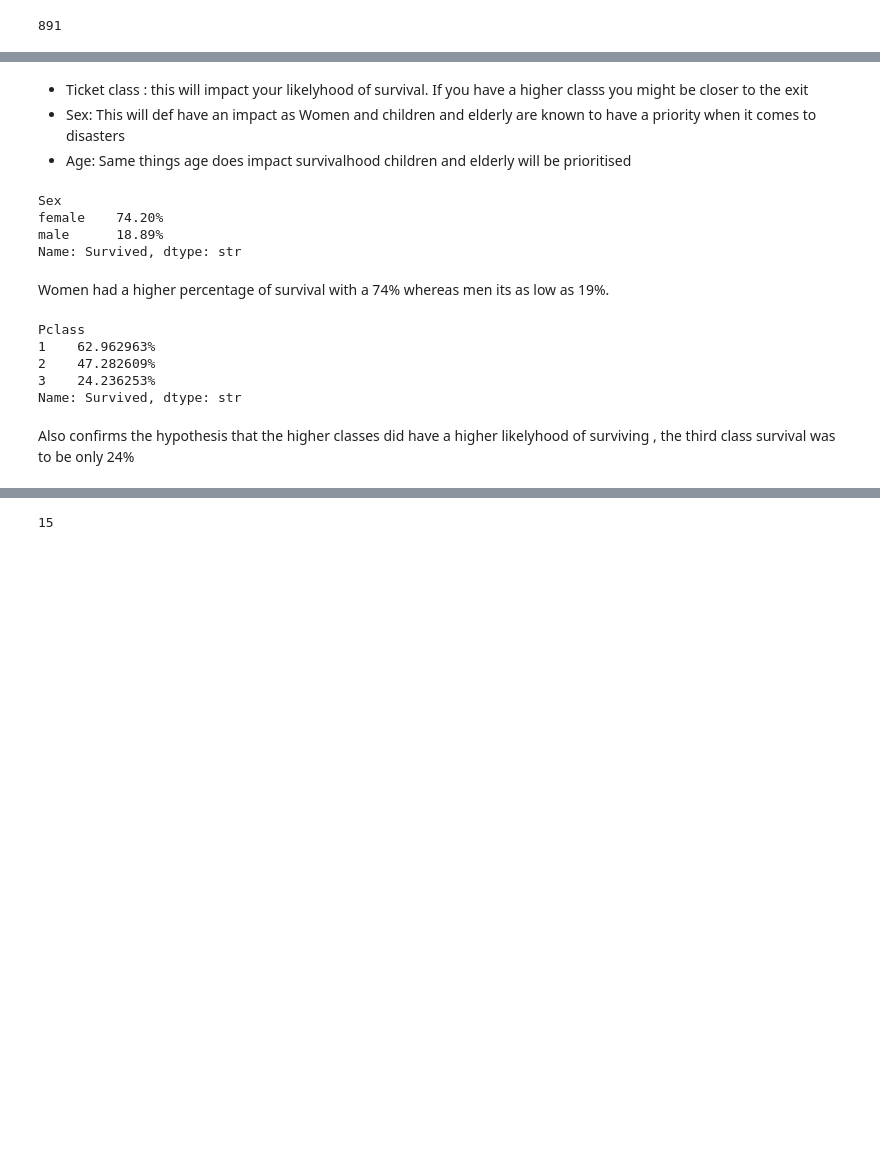
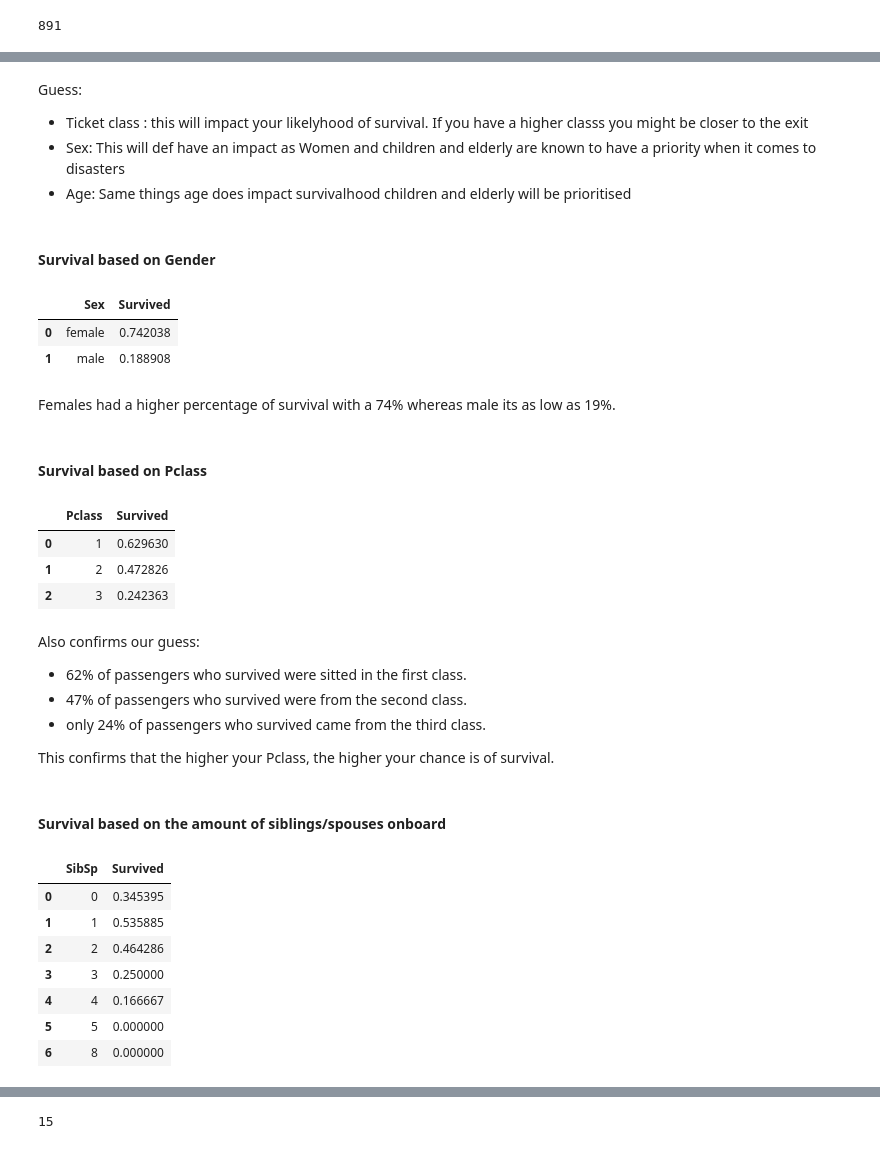
Before and after one commit to farahyakoubi-vives/ML_Assignment, a Jupyter notebook: Farah_Yakoubi.ipynb, the cells around one changed output, grey strips where cells are left out. Cells and saved outputs as stored; diff of their text form; code cells hidden in the pictures; blank space fills up the shorter version.

```diff
--- a/Farah_Yakoubi.ipynb
+++ b/Farah_Yakoubi.ipynb
@@ -151,25 +157,46 @@ print(len(df_train))
 # %% [markdown]
+Guess:
 - Ticket class : this will impact your likelyhood of survival. If you have a higher classs you might be closer to the exit
 - Sex: This will def have an impact as Women and children and elderly are known to have a priority when it comes to disasters
 - Age: Same things age does impact survivalhood children and elderly will be prioritised
+# %% [markdown]
+#### Survival based on Gender
 # %%
 #Look if women actualy had a higher survival rate than men
-(df_train.groupby('Sex')['Survived'].mean()*100).map("{:.2f}%".format)
+df_train.groupby(['Sex'], as_index=False)['Survived'].mean()
 # %% [output]
-Sex
-female    74.20%
-male      18.89%
-Name: Survived, dtype: str
+|  | Sex | Survived |
+| 0 | female | 0.742038 |
+| 1 | male | 0.188908 |
 # %% [markdown]
-Women had a higher percentage of survival with a 74% whereas men its as low as 19%.
+Females had a higher percentage of survival with a 74% whereas male its as low as 19%.
+# %% [markdown]
+#### Survival based on Pclass
 # %%
 #Look if class actually had an impact on survival
-(df_train.groupby('Pclass')['Survived'].mean()*100).map("{:2f}%".format)
+df_train.groupby(['Pclass'], as_index=False)['Survived'].mean()
 # %% [output]
-Pclass
-1    62.962963%
-2    47.282609%
-3    24.236253%
-Name: Survived, dtype: str
+|  | Pclass | Survived |
+| 0 | 1 | 0.629630 |
+| 1 | 2 | 0.472826 |
+| 2 | 3 | 0.242363 |
 # %% [markdown]
-Also confirms the hypothesis that the higher classes did have a higher likelyhood of surviving , the third class survival was to be only 24%
+Also confirms our guess:
+- 62% of passengers who survived were sitted in the first class.
+- 47% of passengers who survived were from the second class.
+- only 24% of passengers who survived came from the third class.
+
+This confirms that the higher your Pclass, the higher your chance is of survival.
+# %% [markdown]
+#### Survival based on the amount of siblings/spouses onboard
+# %%
+df_train.groupby(['SibSp'], as_index=False)['Survived'].mean()
+# %% [output]
+|  | SibSp | Survived |
+| 0 | 0 | 0.345395 |
+| 1 | 1 | 0.535885 |
+| 2 | 2 | 0.464286 |
+| 3 | 3 | 0.250000 |
+| 4 | 4 | 0.166667 |
+| 5 | 5 | 0.000000 |
+| 6 | 8 | 0.000000 |
```
Also changed, not shown: parts of 39 cells of this notebook.
